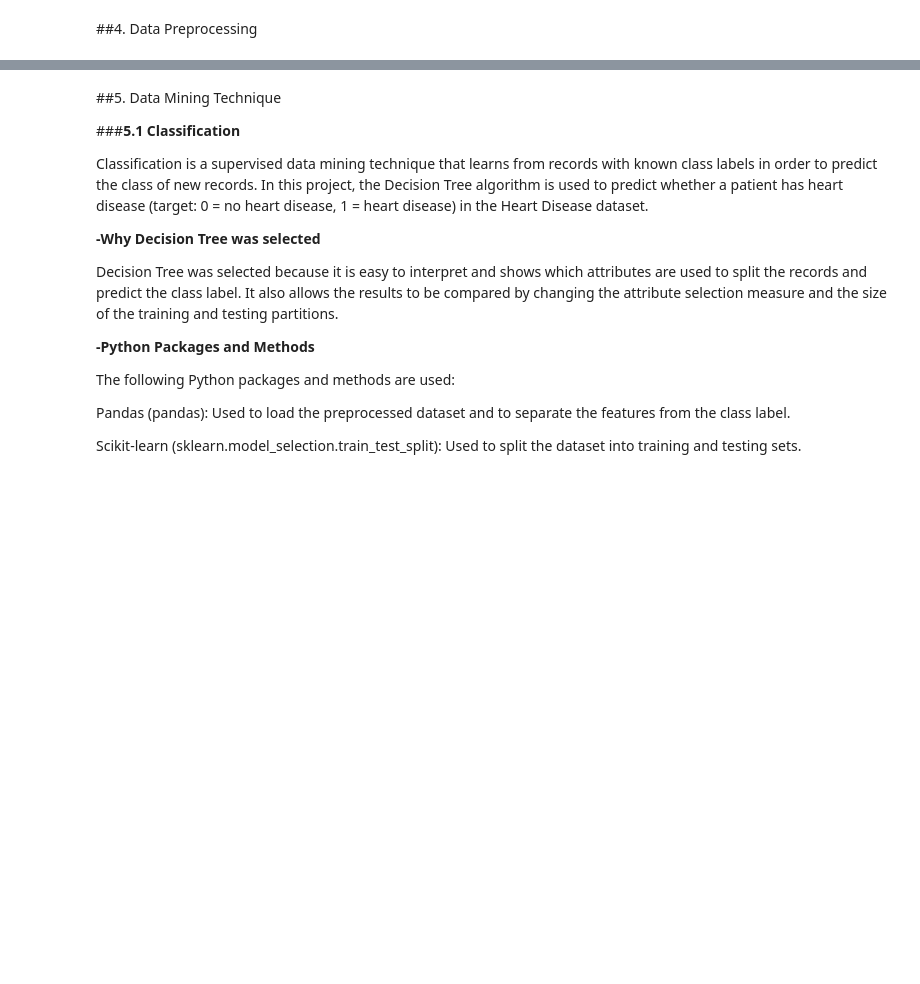
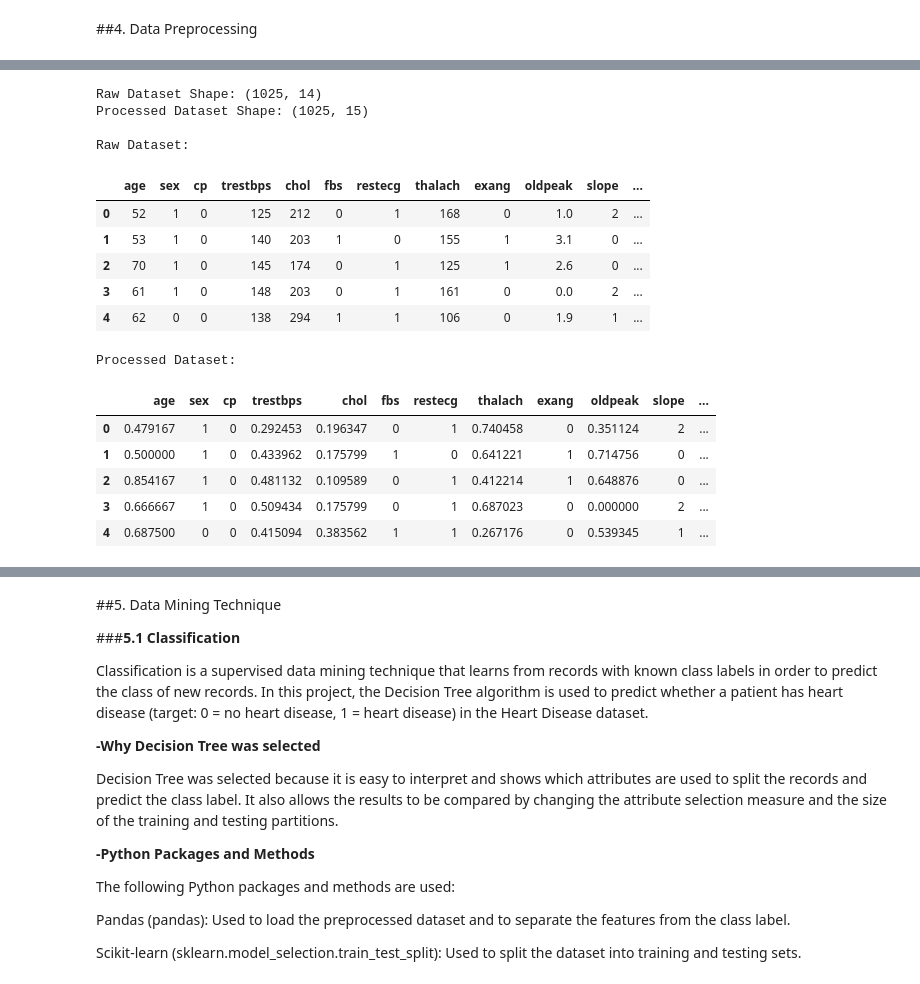
Before and after one commit to raneem-a1/IT326-Heart-Disease-project, a Jupyter notebook: final_report.ipynb, the cells around one changed output, grey strips where cells are left out. Cells and saved outputs as stored; diff of their text form; code cells hidden in the pictures; blank space fills up the shorter version.

```diff
--- a/final_report.ipynb
+++ b/final_report.ipynb
@@ -15,0 +38,13 @@
+# %%
+# Apply Discretization on age
+
+df_final = df_normalized.copy()
+
+df_final['age_group'] = pd.cut(
+    df_final['age'],
+    bins=[0, 0.4, 0.7, 1],
+    labels=['Young', 'Middle-aged', 'Older'],
+    include_lowest=True
+)
+
+df_final.head()
@@ -15,0 +97,26 @@
+# %%
+# Raw vs Processed Dataset
+print("Raw Dataset Shape:", df.shape)
+print("Processed Dataset Shape:", df_final.shape)
+print("\nRaw Dataset:")
+display(df.head())
+print("\nProcessed Dataset:")
+display(df_final.head())
+# %% [output]
+Raw Dataset Shape: (1025, 14)
+Processed Dataset Shape: (1025, 15)
+
+Raw Dataset:
+|  | age | sex | cp | trestbps | chol | fbs | restecg | thalach | exang | oldpeak | slope | ... |
+| 0 | 52 | 1 | 0 | 125 | 212 | 0 | 1 | 168 | 0 | 1.0 | 2 | ... |
+| 1 | 53 | 1 | 0 | 140 | 203 | 1 | 0 | 155 | 1 | 3.1 | 0 | ... |
+| 2 | 70 | 1 | 0 | 145 | 174 | 0 | 1 | 125 | 1 | 2.6 | 0 | ... |
+| 3 | 61 | 1 | 0 | 148 | 203 | 0 | 1 | 161 | 0 | 0.0 | 2 | ... |
+| 4 | 62 | 0 | 0 | 138 | 294 | 1 | 1 | 106 | 0 | 1.9 | 1 | ... |
+Processed Dataset:
+|  | age | sex | cp | trestbps | chol | fbs | restecg | thalach | exang | oldpeak | slope | ... |
+| 0 | 0.479167 | 1 | 0 | 0.292453 | 0.196347 | 0 | 1 | 0.740458 | 0 | 0.351124 | 2 | ... |
+| 1 | 0.500000 | 1 | 0 | 0.433962 | 0.175799 | 1 | 0 | 0.641221 | 1 | 0.714756 | 0 | ... |
+| 2 | 0.854167 | 1 | 0 | 0.481132 | 0.109589 | 0 | 1 | 0.412214 | 1 | 0.648876 | 0 | ... |
+| 3 | 0.666667 | 1 | 0 | 0.509434 | 0.175799 | 0 | 1 | 0.687023 | 0 | 0.000000 | 2 | ... |
+| 4 | 0.687500 | 0 | 0 | 0.415094 | 0.383562 | 1 | 1 | 0.267176 | 0 | 0.539345 | 1 | ... |
```
Also changed, not shown: parts of 8 cells of this notebook.
